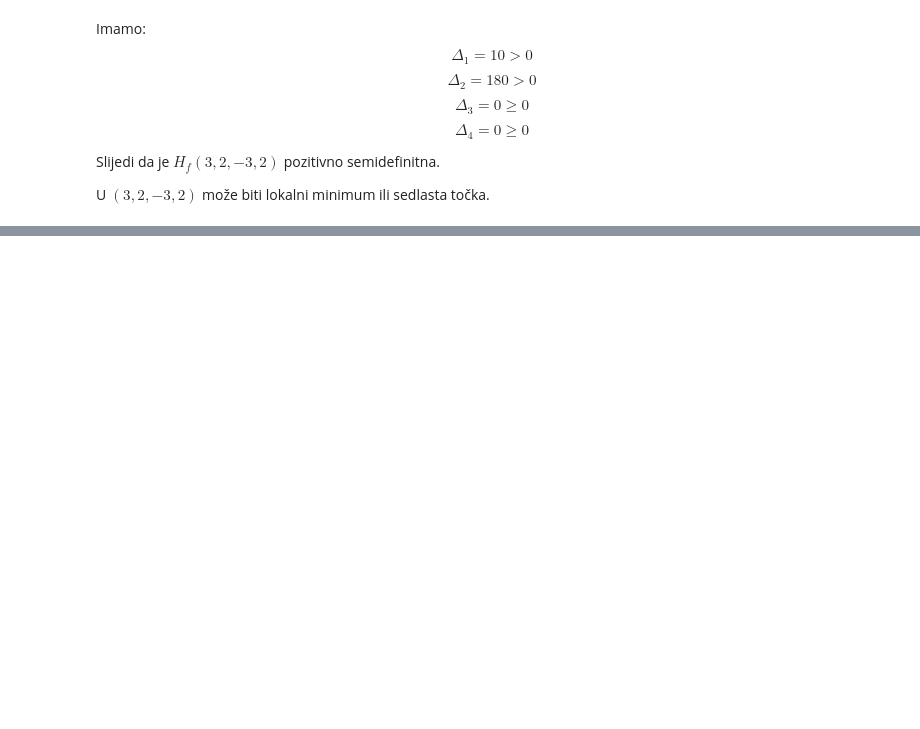
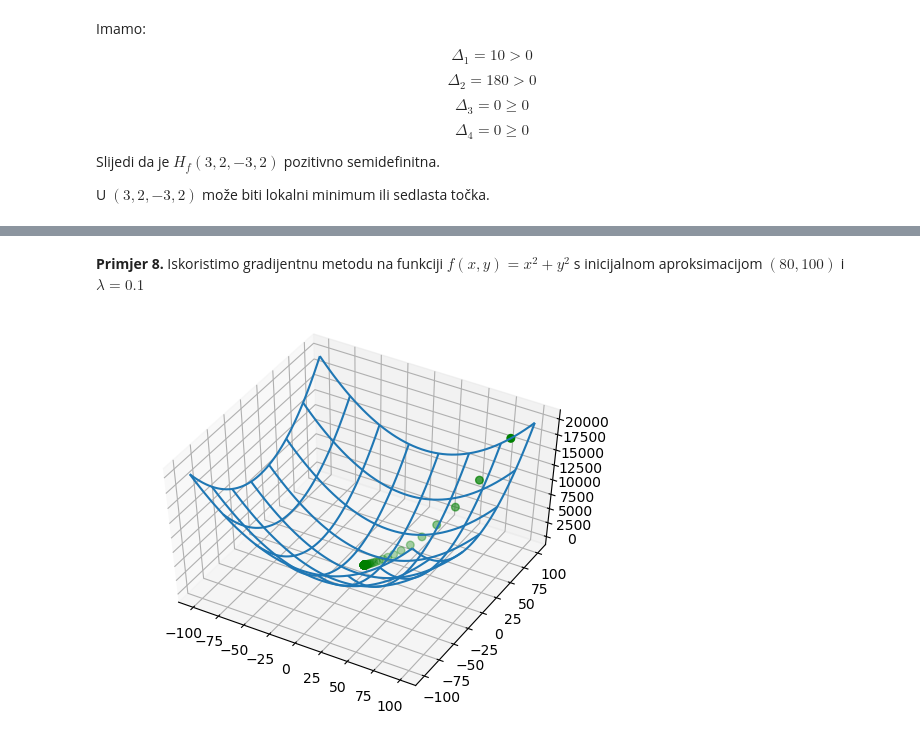
Before and after one commit to valental/MS, a Jupyter notebook: ekstremi_funkcija.ipynb, the cells around one changed output, grey strips where cells are left out. Saved outputs shown, nothing was run; the diff lists cells and outputs as text; code cells hidden in the pictures; blank space fills up the shorter version.

```diff
--- a/ekstremi_funkcija.ipynb
+++ b/ekstremi_funkcija.ipynb
@@ -299,0 +299,45 @@ U $(3,2,-3,2)$ može biti lokalni minimum ili sedlasta točka.
+# %%
+def grad_met(f, var, lamda, aproks):
+    lista = [aproks]
+    for i in range(1000):
+        temp = np.asarray(sp.lambdify(var,grad(f,var))(aproks[0], aproks[1]))
+        new = aproks - lamda * temp
+        if np.linalg.norm(aproks - new) < 10**-10:
+            return new, lista
+        aproks = new
+        lista.append(np.ndarray.tolist(aproks))
+    return aproks, lista
+# %% [markdown]
+**Primjer 8.** Iskoristimo gradijentnu metodu na funkciji $f(x,y) = x^2 + y^2$ s inicijalnom aproksimacijom $(80,100)$ i $\lambda = 0.1$
+# %%
+x,y = sp.symbols('x y')
+
+def f(x,y):
+    return x**2 + y**2
+
+fsp = f(x,y)
+
+aproks, history = grad_met(fsp, [x,y], 0.1, [80,100])
+
+for el in history:
+    el.extend([f(el[0],el[1])])
+
+X = []
+Y = []
+Z = []
+for el in history:
+    X.extend([el[0]])
+    Y.extend([el[1]])
+    Z.extend([el[2]])
+
+%matplotlib agg
+fig = plt.figure()
+ax = fig.add_subplot(1, 1, 1, projection='3d')
+x, y = np.meshgrid(np.linspace(-100, 100), np.linspace(-100, 100))
+z = f(x,y)
+ax.plot_wireframe(x, y, z, rstride=7, cstride=7, zorder=-100)
+ax.scatter(X, Y, Z, s=30, c='g', zorder=1000000)
+ax.view_init(elev=50)
+fig
+# %% [output]
+[figure, added]
```
Also changed, not shown: parts of 32 cells of this notebook.
